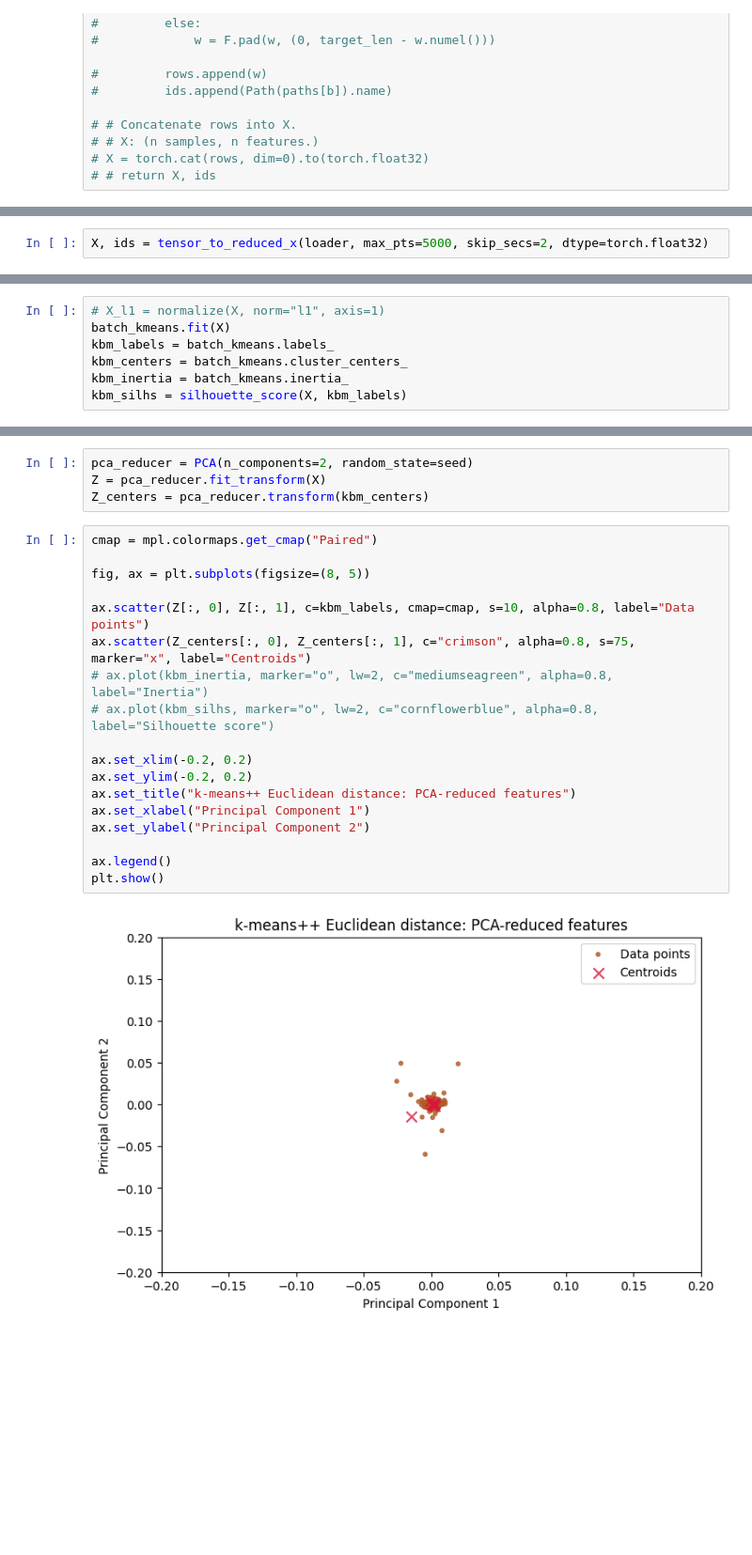
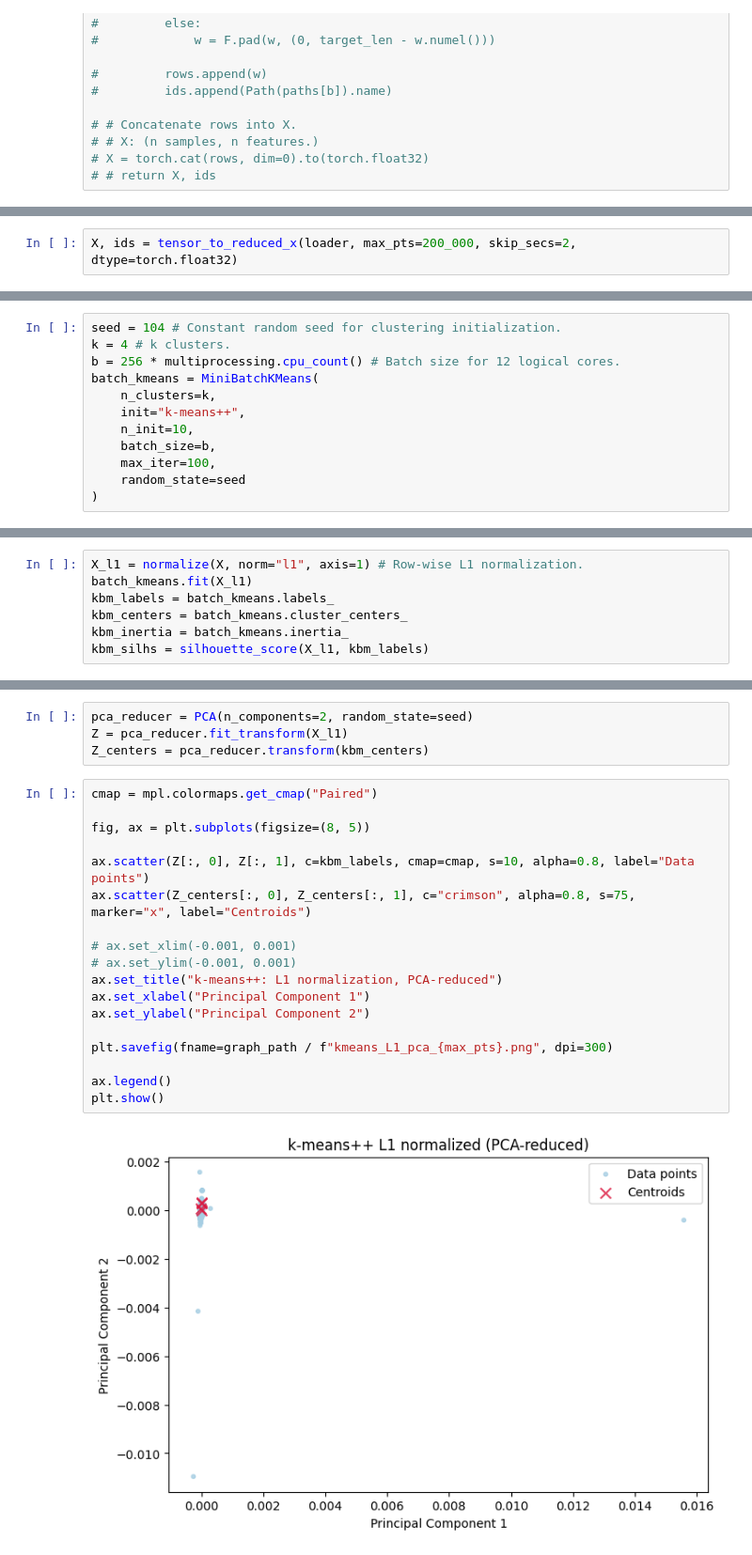
Before and after one commit to ChristerKoldLindholm/bsc-christerkl, a Jupyter notebook: data_exploration.ipynb, the cells around one changed output, grey strips where cells are left out. Shown at 94% size. Saved outputs shown, nothing was run; the diff lists cells and outputs as text; blank space fills up the shorter version.

```diff
--- a/data_exploration.ipynb
+++ b/data_exploration.ipynb
@@ -392,2 +330,2 @@ def tensor_to_reduced_x(loader, max_pts, skip_secs, dtype=torch.float32):
 # %%
-X, ids = tensor_to_reduced_x(loader, max_pts=5000, skip_secs=2, dtype=torch.float32)
+X, ids = tensor_to_reduced_x(loader, max_pts=200_000, skip_secs=2, dtype=torch.float32)
@@ -394 +334,13 @@ X, ids = tensor_to_reduced_x(loader, max_pts=5000, skip_secs=2, dtype=torch.floa
+# %%
+seed = 104 # Constant random seed for clustering initialization.
+k = 4 # k clusters.
+b = 256 * multiprocessing.cpu_count() # Batch size for 12 logical cores.
+batch_kmeans = MiniBatchKMeans(
+    n_clusters=k,
+    init="k-means++",
+    n_init=10,
+    batch_size=b,
+    max_iter=100,
+    random_state=seed
+)
 # %% [markdown]
@@ -396,7 +348,7 @@ X, ids = tensor_to_reduced_x(loader, max_pts=5000, skip_secs=2, dtype=torch.floa
 # %%
-# X_l1 = normalize(X, norm="l1", axis=1)
-batch_kmeans.fit(X)
+X_l1 = normalize(X, norm="l1", axis=1) # Row-wise L1 normalization.
+batch_kmeans.fit(X_l1)
 kbm_labels = batch_kmeans.labels_
 kbm_centers = batch_kmeans.cluster_centers_
 kbm_inertia = batch_kmeans.inertia_
-kbm_silhs = silhouette_score(X, kbm_labels)
+kbm_silhs = silhouette_score(X_l1, kbm_labels)
@@ -403,24 +361,24 @@ kbm_silhs = silhouette_score(X, kbm_labels)
 # %%
 pca_reducer = PCA(n_components=2, random_state=seed)
-Z = pca_reducer.fit_transform(X)
+Z = pca_reducer.fit_transform(X_l1)
 Z_centers = pca_reducer.transform(kbm_centers)
 # %%
 cmap = mpl.colormaps.get_cmap("Paired")
 
 fig, ax = plt.subplots(figsize=(8, 5))
 
 ax.scatter(Z[:, 0], Z[:, 1], c=kbm_labels, cmap=cmap, s=10, alpha=0.8, label="Data points")
 ax.scatter(Z_centers[:, 0], Z_centers[:, 1], c="crimson", alpha=0.8, s=75, marker="x", label="Centroids")
-# ax.plot(kbm_inertia, marker="o", lw=2, c="mediumseagreen", alpha=0.8, label="Inertia")
-# ax.plot(kbm_silhs, marker="o", lw=2, c="cornflowerblue", alpha=0.8, label="Silhouette score")
 
-ax.set_xlim(-0.2, 0.2)
-ax.set_ylim(-0.2, 0.2)
-ax.set_title("k-means++ Euclidean distance: PCA-reduced features")
+# ax.set_xlim(-0.001, 0.001)
+# ax.set_ylim(-0.001, 0.001)
+ax.set_title("k-means++: L1 normalization, PCA-reduced")
 ax.set_xlabel("Principal Component 1")
 ax.set_ylabel("Principal Component 2")
 
+plt.savefig(fname=graph_path / f"kmeans_L1_pca_{max_pts}.png", dpi=300)
+
 ax.legend()
 plt.show()
 # %% [output]
-[figure, old version]
+[figure, new version]
```
Also changed, not shown: parts of 62 cells of this notebook, 27 other files.
